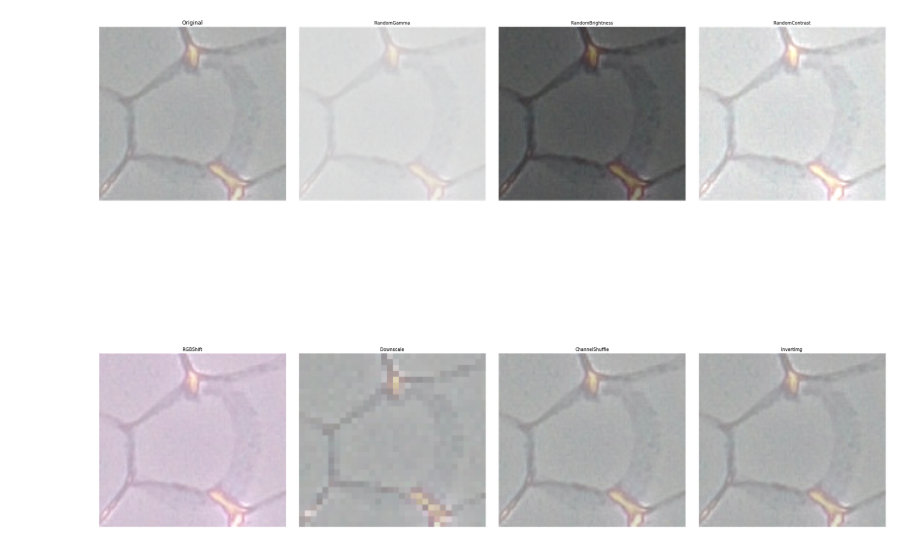
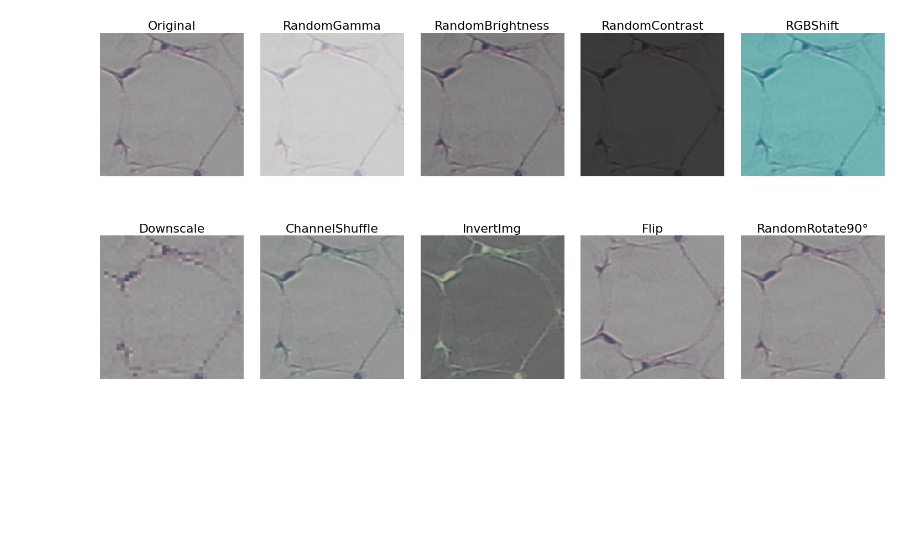
Before and after one commit to jaentrouble/Adipose_tf_train4, a Jupyter notebook: aug_sample.ipynb, the cells around one changed output. Saved outputs shown, nothing was run; the diff lists cells and outputs as text; code cells hidden in the pictures; blank space fills up the shorter version.

```diff
--- a/aug_sample.ipynb
+++ b/aug_sample.ipynb
@@ -26,12 +26,15 @@ from pathlib import Path
 augs = [
     A.RandomGamma((40,40),p=1),
     A.RandomBrightness(limit=0.5,p=1),
-    A.RandomContrast(limit=0.5,p=1),
+    A.RandomContrast(limit=1,p=1),
     A.RGBShift(40,40,40,p=1),
     A.Downscale(scale_min=0.2,scale_max=0.2,p=1),
     A.ChannelShuffle(p=1),
-    A.InvertImg(p=0.5),
+    A.InvertImg(p=1),
+    A.VerticalFlip(p=1),
+    A.RandomRotate90(p=1),
 ]
+reshape = A.Resize(200,200)
 names = [
     'RandomGamma',
     'RandomBrightness',
@@ -40,6 +43,8 @@ names = [
     'Downscale',
     'ChannelShuffle',
     'InvertImg',
+    'Flip',
+    'RandomRotate90°'
 ]
 # %%
 data_dir = Path('data')
@@ -48,7 +53,7 @@ img = []
 data = []
 img_name_dict = {}
 img_idx = 0
-for dg in data_groups[:]:
+for dg in data_groups[1:]:
     img_dir = data_dir/dg/'done'
     img_names = os.listdir(img_dir)
     for name in img_names:
@@ -60,7 +65,7 @@ for dg in data_groups[:]:
     json_dir = data_dir/dg/'save'
     json_names = os.listdir(json_dir)
     dg_data = []
-    for name in json_names[:2]:
+    for name in json_names[-1:]:
         with open(str(json_dir/name),'r') as j:
             dg_data.extend(json.load(j))
     for dg_datum in dg_data :
@@ -71,36 +76,36 @@ d= data[3]
 image = img[d['image']].copy()
 
 d['mask_min'] = np.min(d['mask'], axis=1)
 d['mask_max'] = np.max(d['mask'], axis=1) + 1
 x_min, y_min = d['mask_min']
 x_max, y_max = d['mask_max']
 
 crop_min = (max(0, x_min-random.randrange(5,30)),
             max(0, y_min-random.randrange(5,30)))
 crop_max = (min(d['size'][0],x_max+random.randrange(5,30)),
             min(d['size'][1],y_max+random.randrange(5,30)))
 row_ratio = image.shape[0] / d['size'][1]
 col_ratio = image.shape[1] / d['size'][0]
 cx_min = int(col_ratio*crop_min[0])
 cy_min = int(row_ratio*crop_min[1])
 
 cx_max = int(col_ratio*crop_max[0])
 cy_max = int(row_ratio*crop_max[1])
 
 cropped_image = np.swapaxes(image[cy_min:cy_max,cx_min:cx_max],0,1)
 
-fig = plt.figure(figsize=(25,25))
+fig = plt.figure(figsize=(20,11))
 ax = fig.add_subplot(2,np.ceil((len(augs)+1)/2),1)
-ax.imshow(cropped_image)
-ax.set_title('Original')
+ax.imshow(reshape(image=cropped_image)['image'])
+ax.set_title('Original', fontsize=22)
 plt.axis('off')
 for i, aug in enumerate(augs):
     ax = fig.add_subplot(2,np.ceil((len(augs)+1)/2),i+2)
-    img = aug(image=cropped_image)['image']
+    img = reshape(image=(aug(image=cropped_image)['image']))['image']
     ax.imshow(img)
-    ax.set_title(names[i], fontsize=10)
+    ax.set_title(names[i], fontsize=22)
     plt.axis('off')
 fig.tight_layout(h_pad=2, w_pad=3)
 plt.show()
 # %% [output]
-[figure, old version]
+[figure, new version]
```
